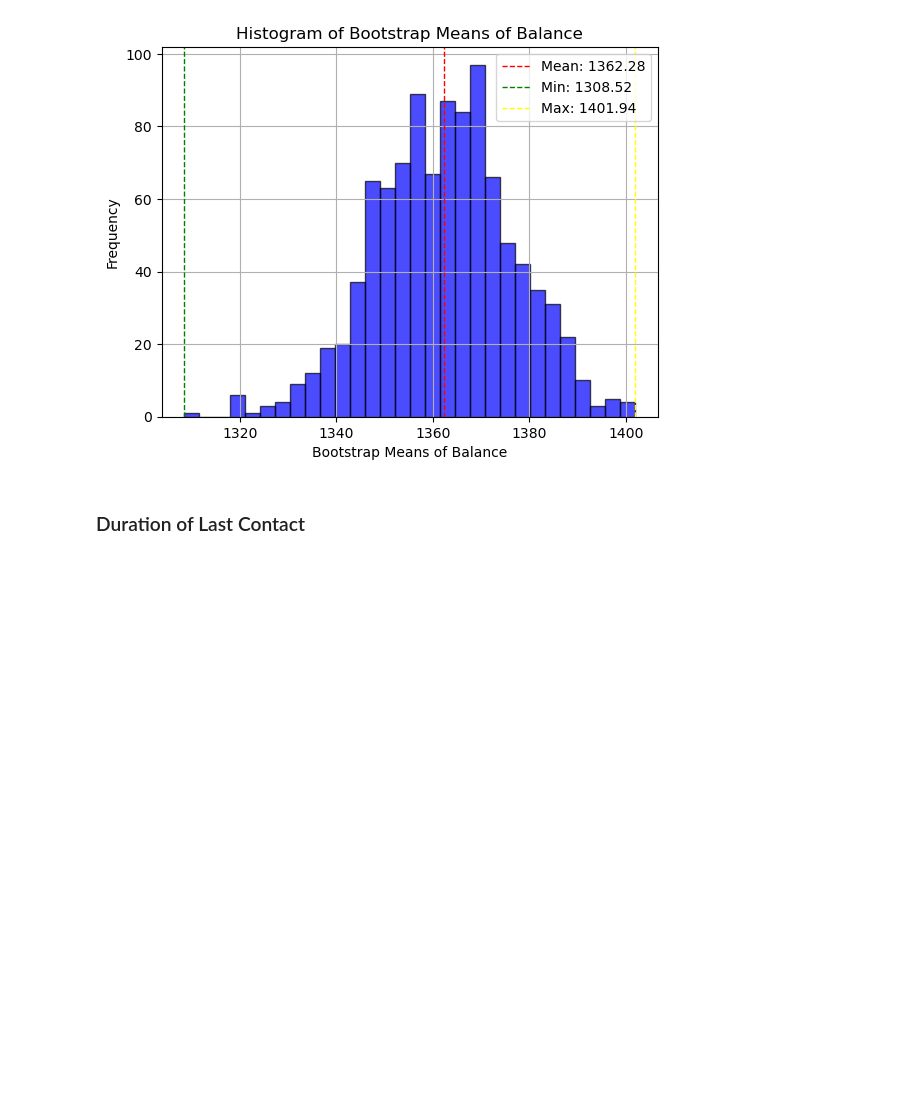
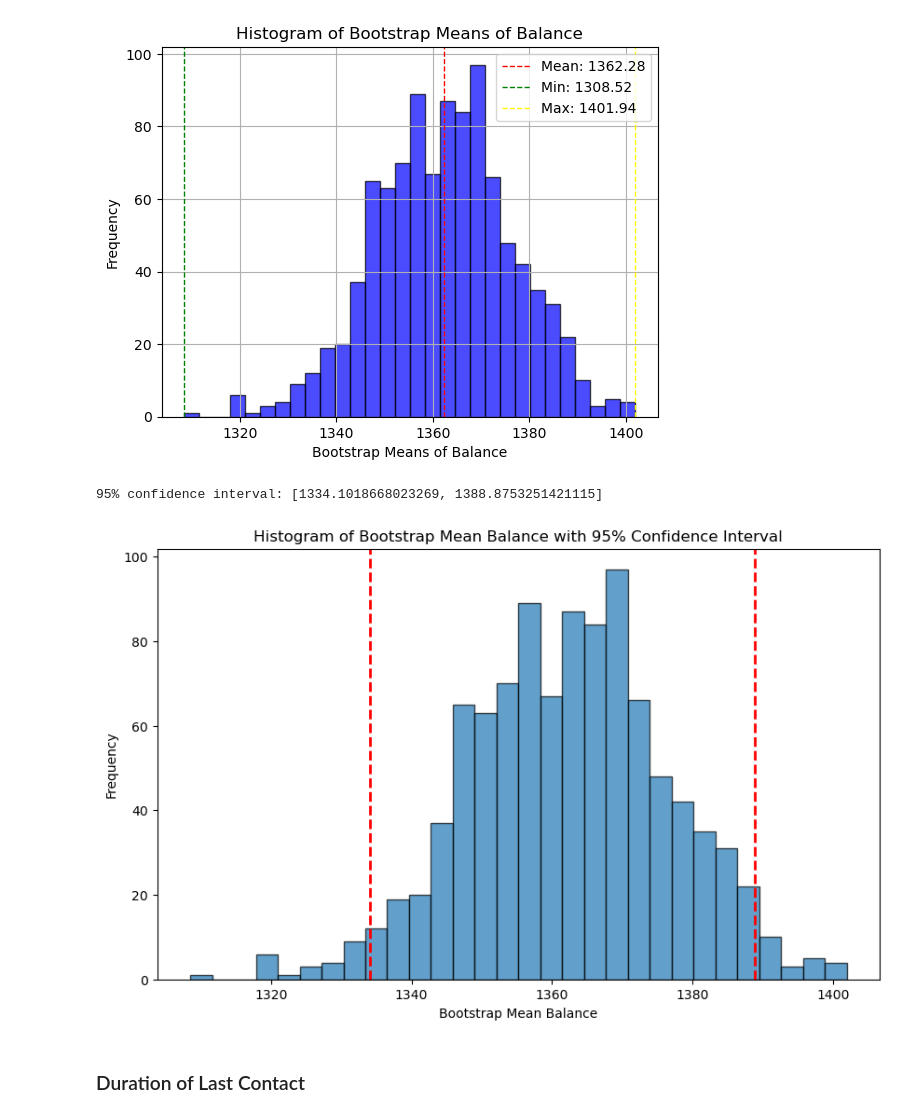
Before and after one commit to briggyx/bank_marketing_analysis, a Jupyter notebook: src/histograms_bootstrap_confidence_intervals.ipynb, the cells around one changed output. Drawn from its saved outputs; the diff is of its cells as text; code cells hidden in the pictures; blank space fills up the shorter version.

```diff
--- a/src/histograms_bootstrap_confidence_intervals.ipynb
+++ b/src/histograms_bootstrap_confidence_intervals.ipynb
@@ -336,7 +355,7 @@ bootstrap_means_balance_df.head()
 #     pickle.dump(bootstrap_means_balance_df, f)
 # %%
 with open('../data/bootstrap_means_balance_df.pkl', 'rb') as f:
-    bootstrap_means_balance = pickle.load(f)
+    bootstrap_means_balance_df = pickle.load(f)
 # %%
 mean_balance = bootstrap_means_balance_df['bootstrap_mean_balance'].mean()
 std_balance = bootstrap_means_balance_df['bootstrap_mean_balance'].std()
@@ -359,6 +378,25 @@ plt.grid(True)
 plt.show()
 # %% [output]
 [figure]
+# %%
+bootstrap_means_balance_array = bootstrap_means_balance_df['bootstrap_mean_balance'].to_numpy()
+
+lower_bound_balance = np.percentile(bootstrap_means_balance_array, 2.5)
+upper_bound_balance = np.percentile(bootstrap_means_balance_array, 97.5)
+
+print(f"95% confidence interval: [{lower_bound_balance}, {upper_bound_balance}]")
+
+plt.figure(figsize=(10, 6))
+plt.hist(bootstrap_means_balance_array, bins=30, edgecolor='k', alpha=0.7)
+plt.axvline(lower_bound_balance, color='r', linestyle='dashed', linewidth=2)
+plt.axvline(upper_bound_balance, color='r', linestyle='dashed', linewidth=2)
+plt.title('Histogram of Bootstrap Mean Balance with 95% Confidence Interval')
+plt.xlabel('Bootstrap Mean Balance')
+plt.ylabel('Frequency')
+plt.show()
+# %% [output]
+95% confidence interval: [1334.1018668023269, 1388.8753251421115]
+[figure, added]
 # %% [markdown]
 ### Duration of Last Contact
 # %%
```
Also changed, not shown: parts of 3 cells of this notebook, 9 other files.
